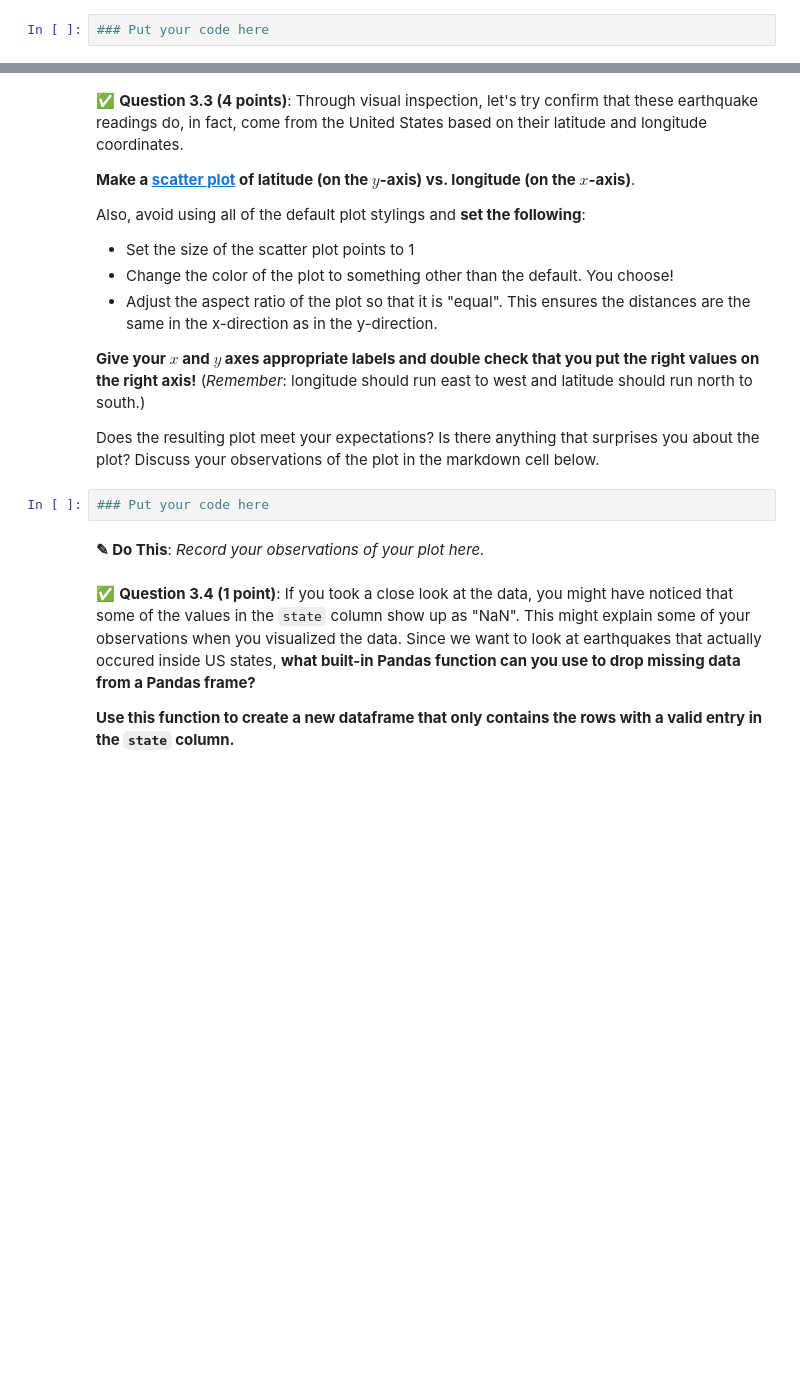
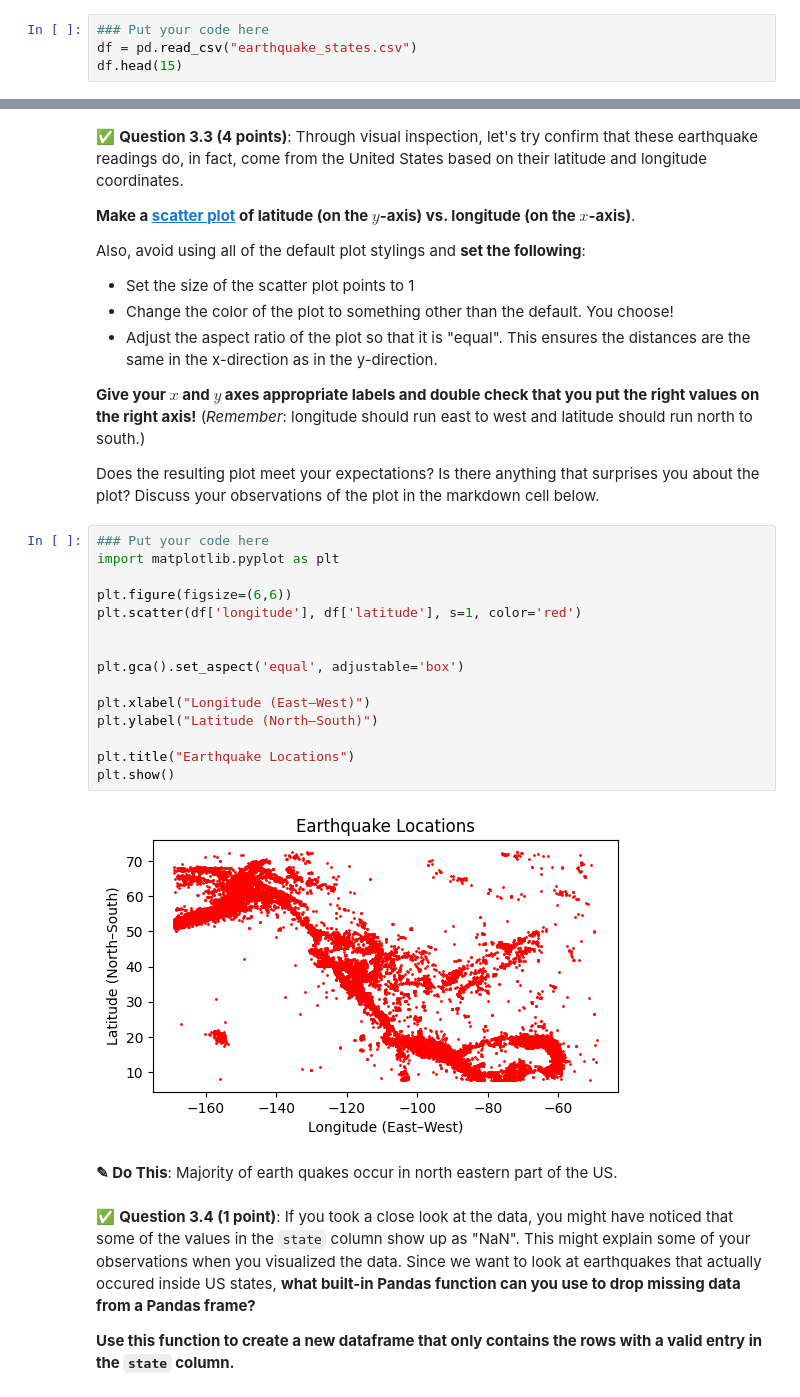
Before and after one commit to callewiss/CMSE202-s26-turnin, a Jupyter notebook: hw-01/HW-01_GitPracticeDebuggingPythonPackagesAndClasses-calvinlewis.ipynb, the cells around one changed output, grey strips where cells are left out. Drawn from its saved outputs; the diff is of its cells as text; blank space fills up the shorter version.

Commit message:
Committing Part 3

```diff
--- a/hw-01/HW-01_GitPracticeDebuggingPythonPackagesAndClasses-calvinlewis.ipynb
+++ b/hw-01/HW-01_GitPracticeDebuggingPythonPackagesAndClasses-calvinlewis.ipynb
@@ -354,3 +355,5 @@ That headline might be a alarming, but you're going to take a look at the data y
 &#9989; **Question 3.2 (2 points)**: To get started, **read in the `earthquake_states.csv` dataset** and then display the first 15 rows of the data using **Pandas**.
 # %%
 ### Put your code here
+df = pd.read_csv("earthquake_states.csv")
+df.head(15)
@@ -367,10 +387,25 @@ Also, avoid using all of the default plot stylings and **set the following**:
 **Give your $x$ and $y$ axes appropriate labels and double check that you put the right values on the right axis!** (*Remember*: longitude should run east to west and latitude should run north to south.)
 
 Does the resulting plot meet your expectations? Is there anything that surprises you about the plot? Discuss your observations of the plot in the markdown cell below.
-# %%
-### Put your code here
+# %%
+### Put your code here
+import matplotlib.pyplot as plt
+
+plt.figure(figsize=(6,6))
+plt.scatter(df['longitude'], df['latitude'], s=1, color='red')
+
+
+plt.gca().set_aspect('equal', adjustable='box')
+
+plt.xlabel("Longitude (East–West)")
+plt.ylabel("Latitude (North–South)")
+
+plt.title("Earthquake Locations")
+plt.show()
+# %% [output]
+[figure, added]
 # %% [markdown]
-**<font size=+3>&#9998;</font> Do This**: *Record your observations of your plot here.*
+**<font size=+3>&#9998;</font> Do This**: Majority of earth quakes occur in north eastern part of the US.
 # %% [markdown]
 &#9989; **Question 3.4 (1 point)**: If you took a close look at the data, you might have noticed that some of the values in the `state` column show up as "NaN". This might explain some of your observations when you visualized the data. Since we want to look at earthquakes that actually occured inside US states, **what built-in Pandas function can you use to drop missing data from a Pandas frame?**
 
```
Also changed, not shown: parts of 11 cells of this notebook.
